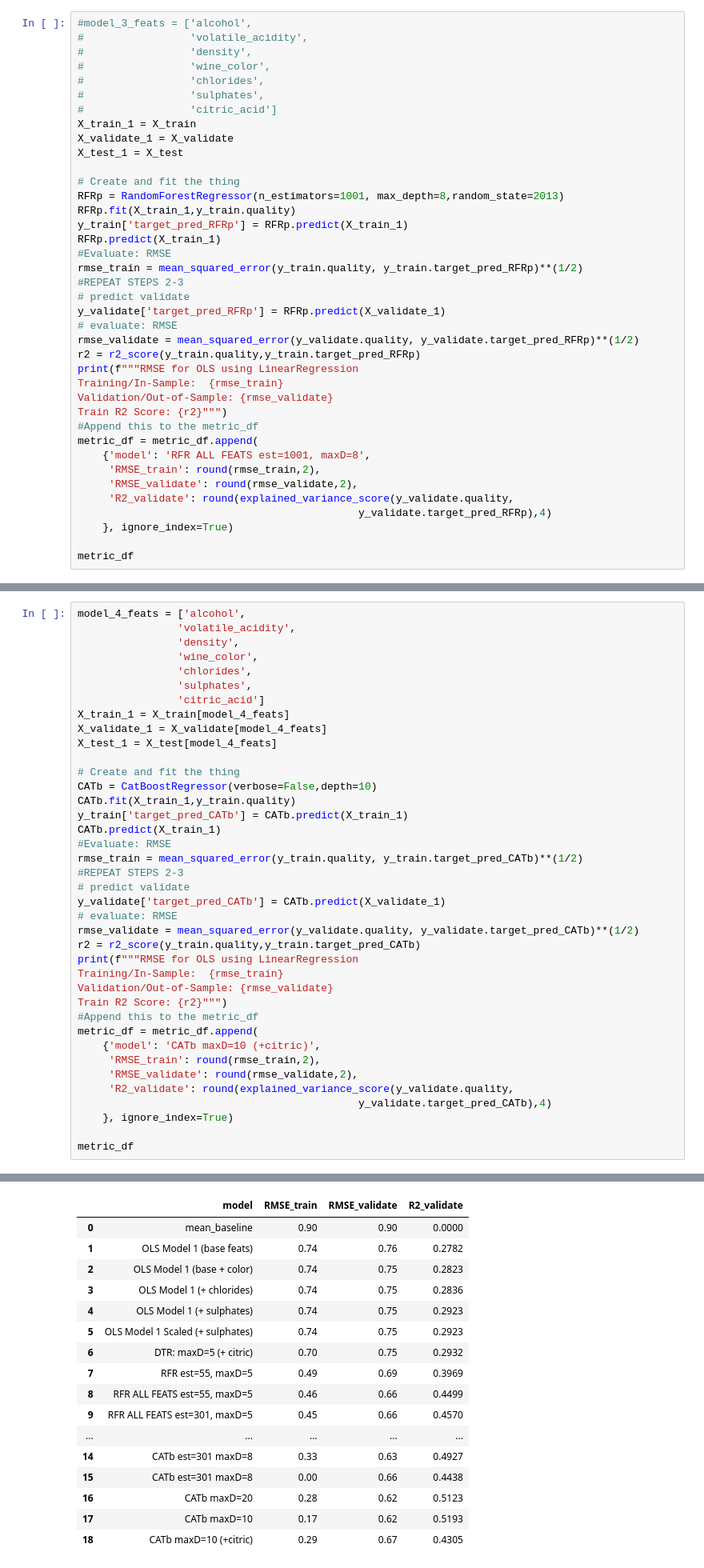
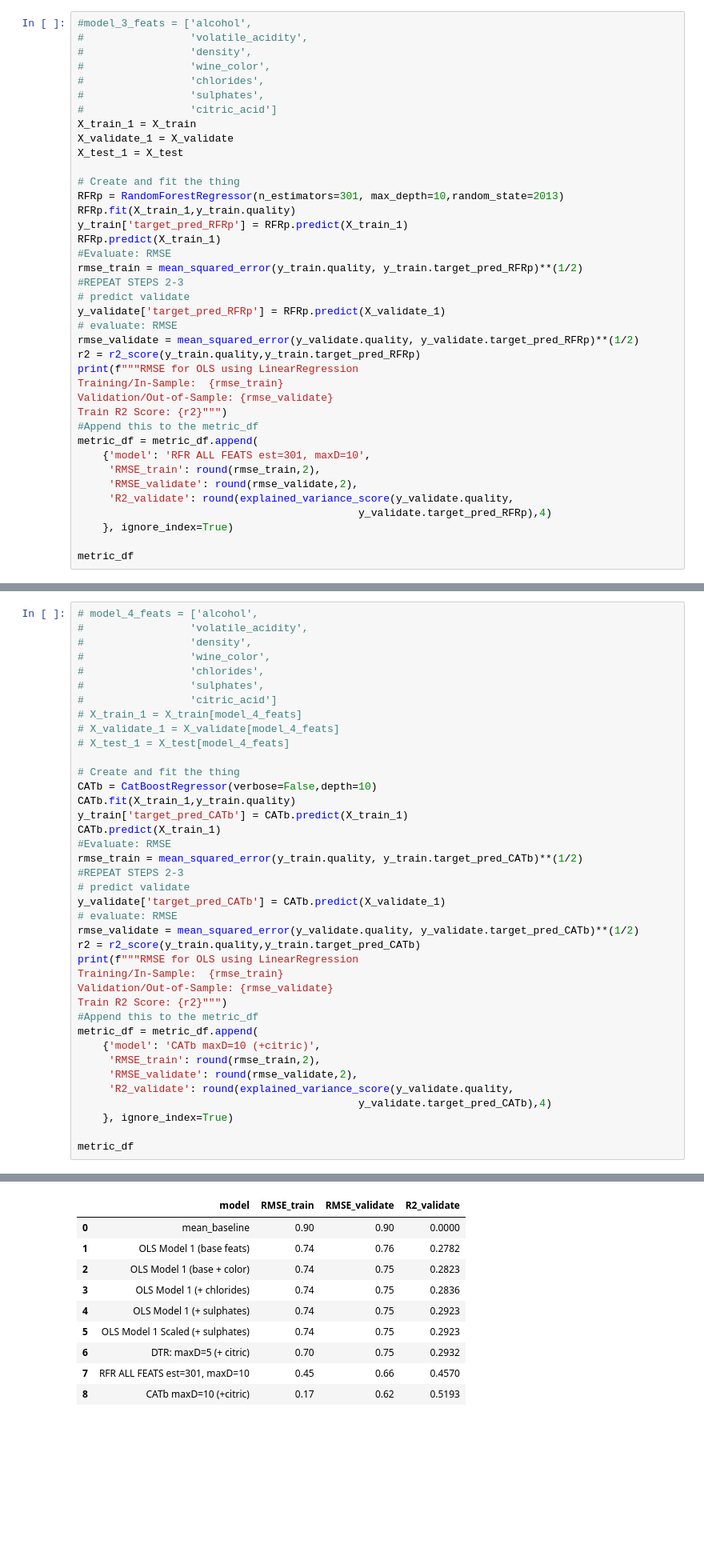
Before and after one commit to Cod-Up-Our-Data/wine_clustering_project, a Jupyter notebook: modeling_rich.ipynb, the cells around one changed output, grey strips where cells are left out. Shown: that part at 80% size. Cells and saved outputs as stored; diff of their text form; blank space fills up the shorter version.

```diff
--- a/modeling_rich.ipynb
+++ b/modeling_rich.ipynb
@@ -485,7 +613,7 @@ X_validate_1 = X_validate
 X_test_1 = X_test
 
 # Create and fit the thing
-RFRp = RandomForestRegressor(n_estimators=1001, max_depth=8,random_state=2013)
+RFRp = RandomForestRegressor(n_estimators=301, max_depth=10,random_state=2013)
 RFRp.fit(X_train_1,y_train.quality)
 y_train['target_pred_RFRp'] = RFRp.predict(X_train_1)
 RFRp.predict(X_train_1)
@@ -503,7 +631,7 @@ Validation/Out-of-Sample: {rmse_validate}
 Train R2 Score: {r2}""")
 #Append this to the metric_df
 metric_df = metric_df.append(
-    {'model': 'RFR ALL FEATS est=1001, maxD=8',
+    {'model': 'RFR ALL FEATS est=301, maxD=10',
      'RMSE_train': round(rmse_train,2),
      'RMSE_validate': round(rmse_validate,2),
      'R2_validate': round(explained_variance_score(y_validate.quality,
@@ -533,16 +657,16 @@ Train R2 Score: 0.6019774738089717
 ## CATBOOST
 - all feats
 # %%
-model_4_feats = ['alcohol',
-                'volatile_acidity',
-                'density',
-                'wine_color',
-                'chlorides',
-                'sulphates',
-                'citric_acid']
-X_train_1 = X_train[model_4_feats]
-X_validate_1 = X_validate[model_4_feats]
-X_test_1 = X_test[model_4_feats]
+# model_4_feats = ['alcohol',
+#                 'volatile_acidity',
+#                 'density',
+#                 'wine_color',
+#                 'chlorides',
+#                 'sulphates',
+#                 'citric_acid']
+# X_train_1 = X_train[model_4_feats]
+# X_validate_1 = X_validate[model_4_feats]
+# X_test_1 = X_test[model_4_feats]
 
 # Create and fit the thing
 CATb = CatBoostRegressor(verbose=False,depth=10)
@@ -579,17 +703,10 @@ Train R2 Score: 0.8909779605663152
 |  | model | RMSE_train | RMSE_validate | R2_validate |
 | 0 | mean_baseline | 0.90 | 0.90 | 0.0000 |
 | 1 | OLS Model 1 (base feats) | 0.74 | 0.76 | 0.2782 |
 | 2 | OLS Model 1 (base + color) | 0.74 | 0.75 | 0.2823 |
 | 3 | OLS Model 1 (+ chlorides) | 0.74 | 0.75 | 0.2836 |
 | 4 | OLS Model 1 (+ sulphates) | 0.74 | 0.75 | 0.2923 |
 | 5 | OLS Model 1 Scaled (+ sulphates) | 0.74 | 0.75 | 0.2923 |
 | 6 | DTR: maxD=5 (+ citric) | 0.70 | 0.75 | 0.2932 |
-| 7 | RFR est=55, maxD=5 | 0.49 | 0.69 | 0.3969 |
-| 8 | RFR ALL FEATS est=55, maxD=5 | 0.46 | 0.66 | 0.4499 |
-| 9 | RFR ALL FEATS est=301, maxD=5 | 0.45 | 0.66 | 0.4570 |
-| ... | ... | ... | ... | ... |
-| 14 | CATb est=301 maxD=8 | 0.33 | 0.63 | 0.4927 |
-| 15 | CATb est=301 maxD=8 | 0.00 | 0.66 | 0.4438 |
-| 16 | CATb maxD=20 | 0.28 | 0.62 | 0.5123 |
-| 17 | CATb maxD=10 | 0.17 | 0.62 | 0.5193 |
-| 18 | CATb maxD=10 (+citric) | 0.29 | 0.67 | 0.4305 |
+| 7 | RFR ALL FEATS est=301, maxD=10 | 0.45 | 0.66 | 0.4570 |
+| 8 | CATb maxD=10 (+citric) | 0.17 | 0.62 | 0.5193 |
```
Also changed, not shown: parts of 20 cells of this notebook, 2 other files.
